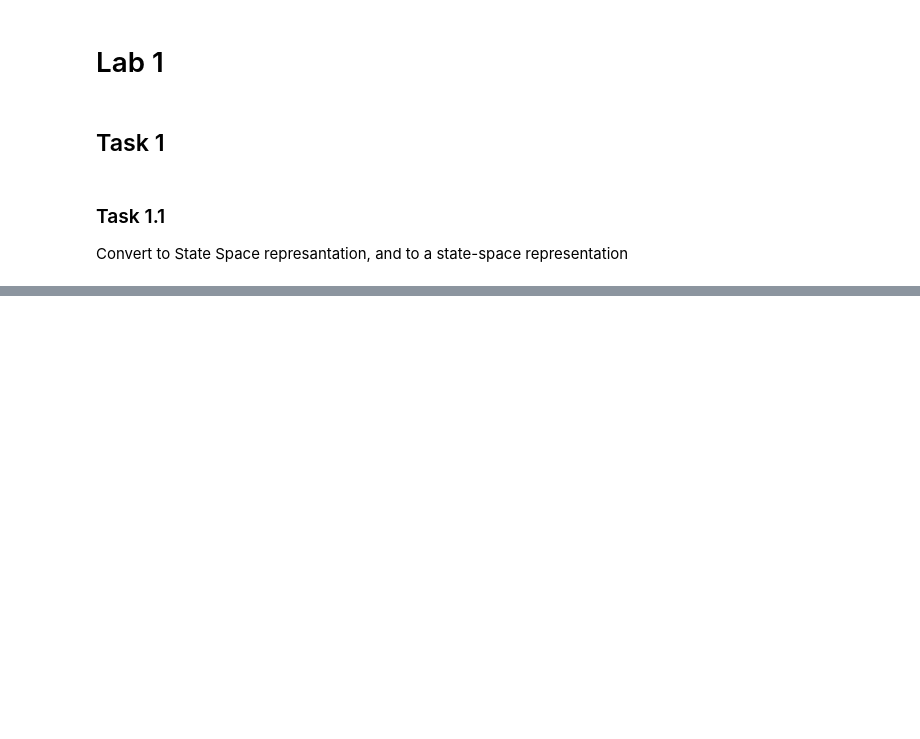
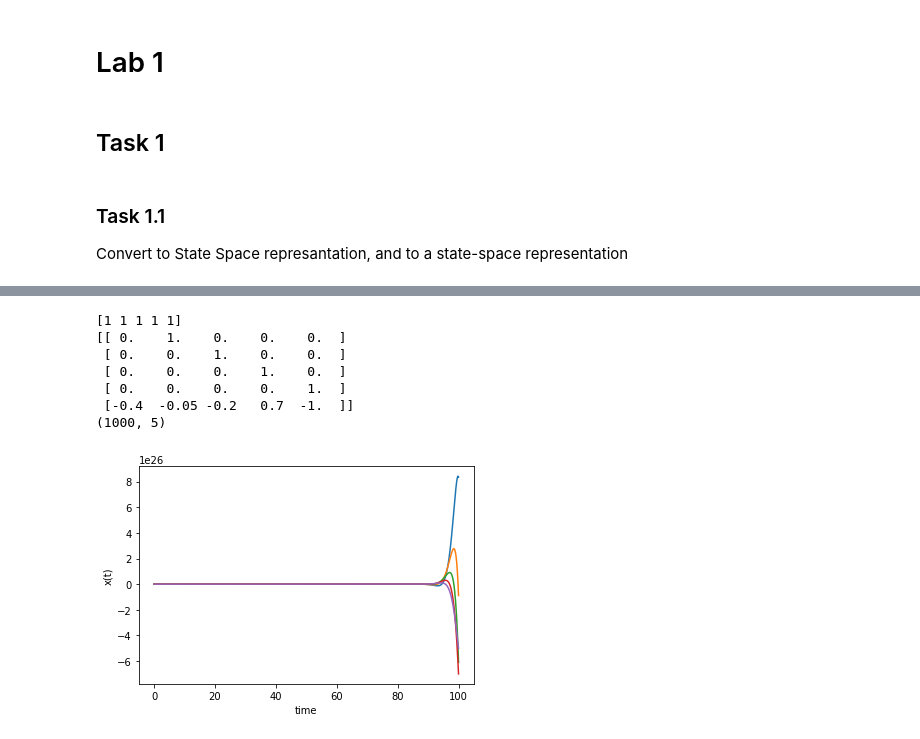
Before and after one commit to Ehsan2754/Spring2021Labs, a Jupyter notebook: Control Lab/EhsanShaghaei_B1903.ipynb, the cells around one changed output, grey strips where cells are left out. Drawn from its saved outputs; the diff is of its cells as text; code cells hidden in the pictures; blank space fills up the shorter version.

```diff
--- a/Control Lab/EhsanShaghaei_B1903.ipynb
+++ b/Control Lab/EhsanShaghaei_B1903.ipynb
@@ -43,0 +563,43 @@ TypeError: ignored
+# %%
+# importing libraries
+import numpy as np
+from scipy.integrate import odeint
+import matplotlib.pyplot as plt
+
+n = 5 # order of the equation
+A = np.array(
+              [
+              [0,1,0,0,0],
+              [0,0,1,0,0],
+              [0,0,0,1,0],
+              [0,0,0,0,1],
+              [-4/10,-5/100,-1/5,7/10,-1]
+              ]
+             )
+
+# x_dot from state space
+def StateSpace(x, t):
+    return A.dot(x)
+
+# time horizon
+time = np.linspace(0, 100, 1000)
+x0 = np.array([1,1,1,1,1])  # initial state
+
+# the solution in the a dictionary form
+solution = {"SS": odeint(StateSpace, x0, time)}
+print(x0)
+print(A)
+print(np.shape(solution['SS']))
+plt.plot(time, solution["SS"])
+plt.xlabel('time')
+plt.ylabel('x(t)')
+plt.show()
+# %% [output]
+[1 1 1 1 1]
+[[ 0.    1.    0.    0.    0.  ]
+ [ 0.    0.    1.    0.    0.  ]
+ [ 0.    0.    0.    1.    0.  ]
+ [ 0.    0.    0.    0.    1.  ]
+ [-0.4  -0.05 -0.2   0.7  -1.  ]]
+(1000, 5)
+[figure, added]
```
Also changed, not shown: parts of 65 cells of this notebook, 11 other files.
